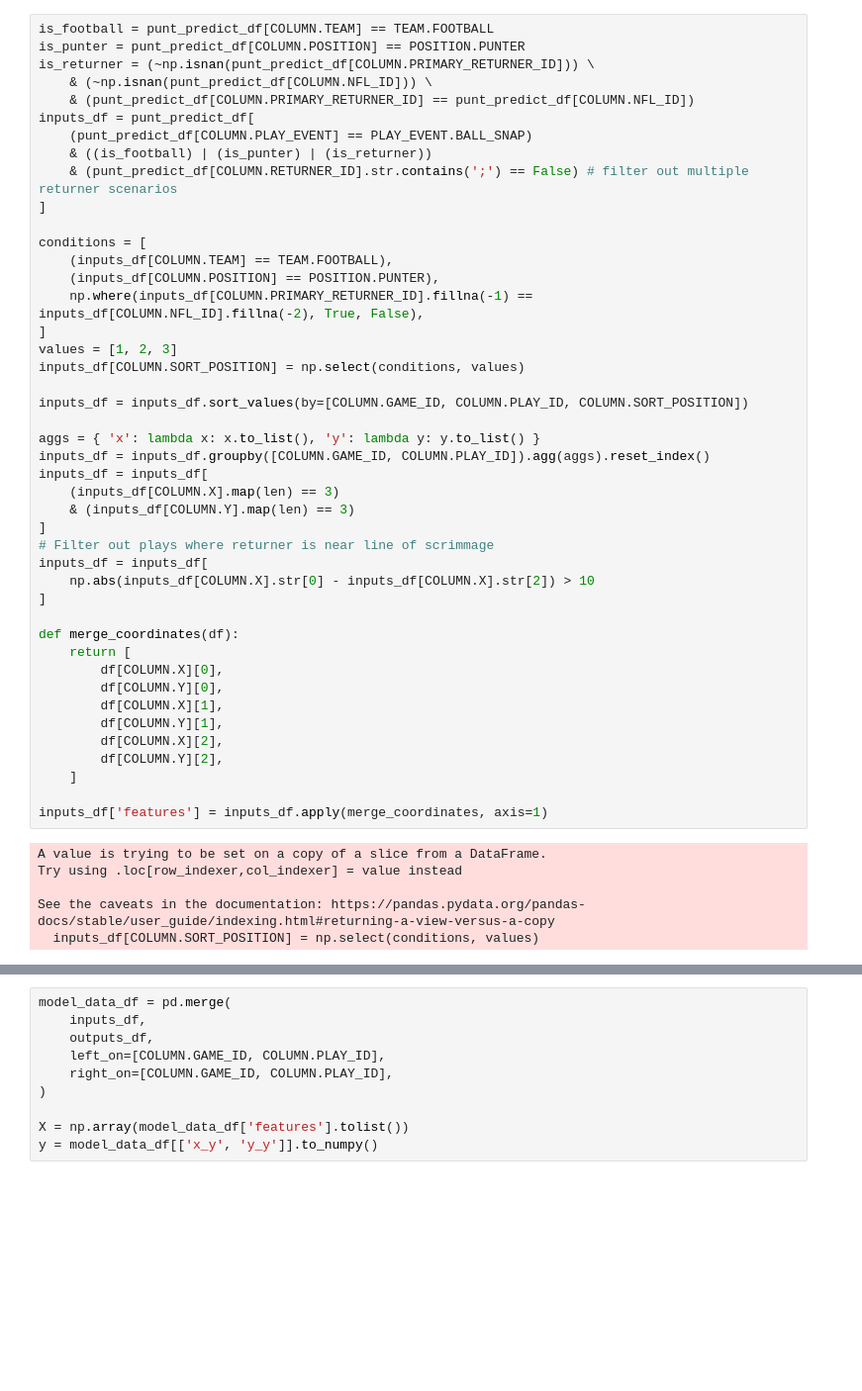
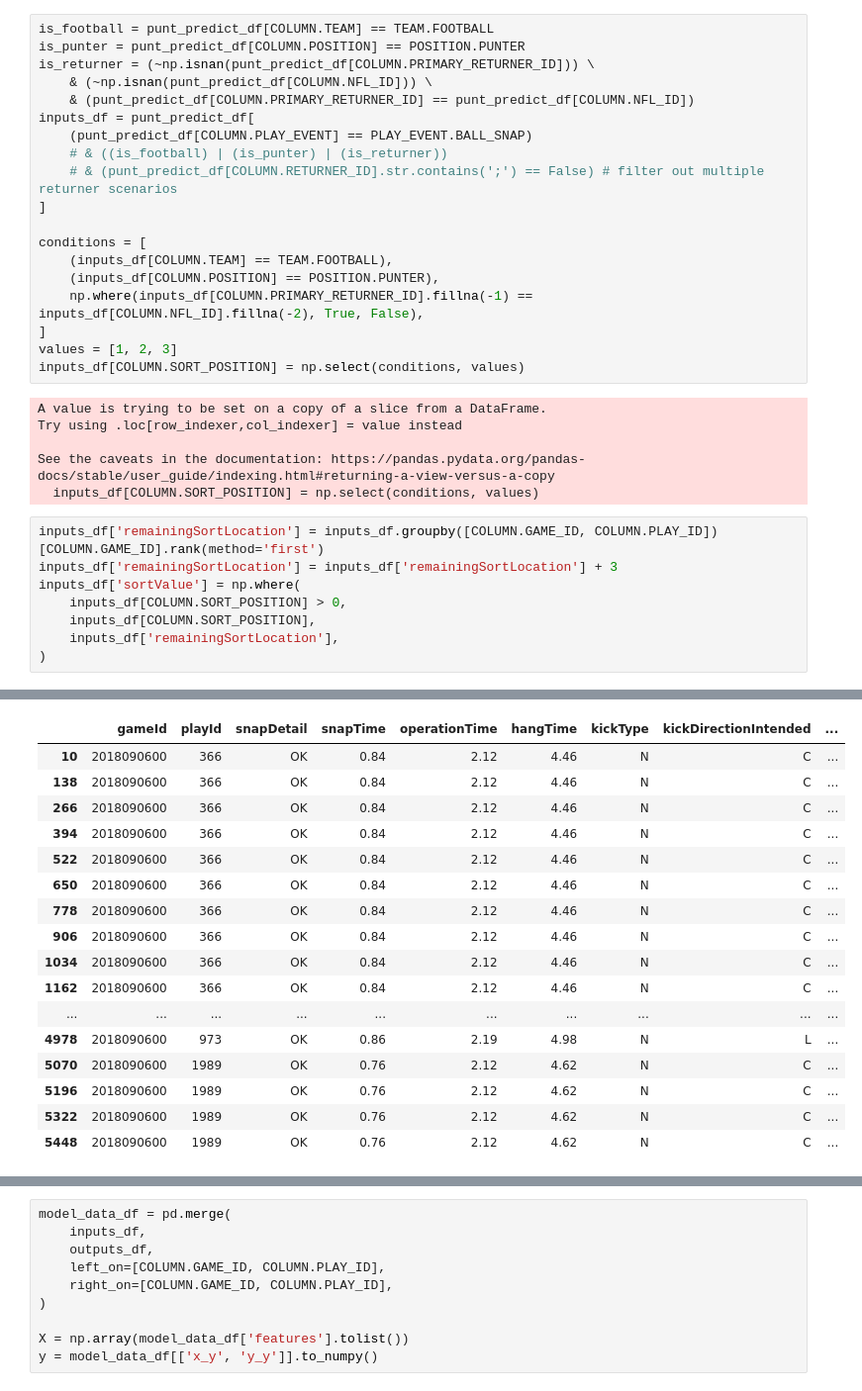
Before and after one commit to jon-fearer/kaggle-nfl-data-bowl-2022, a Jupyter notebook: punt-analysis.ipynb, the cells around one changed output, grey strips where cells are left out. Shown at 99% size. Saved outputs shown, nothing was run; the diff lists cells and outputs as text; blank space fills up the shorter version.

```diff
--- a/punt-analysis.ipynb
+++ b/punt-analysis.ipynb
@@ -336,8 +343,8 @@ is_returner = (~np.isnan(punt_predict_df[COLUMN.PRIMARY_RETURNER_ID])) \
     & (punt_predict_df[COLUMN.PRIMARY_RETURNER_ID] == punt_predict_df[COLUMN.NFL_ID])
 inputs_df = punt_predict_df[
     (punt_predict_df[COLUMN.PLAY_EVENT] == PLAY_EVENT.BALL_SNAP)
-    & ((is_football) | (is_punter) | (is_returner))
-    & (punt_predict_df[COLUMN.RETURNER_ID].str.contains(';') == False) # filter out multiple returner scenarios
+    # & ((is_football) | (is_punter) | (is_returner))
+    # & (punt_predict_df[COLUMN.RETURNER_ID].str.contains(';') == False) # filter out multiple returner scenarios
 ]
 
 conditions = [
@@ -347,34 +354,18 @@ conditions = [
 ]
 values = [1, 2, 3]
 inputs_df[COLUMN.SORT_POSITION] = np.select(conditions, values)
-
-inputs_df = inputs_df.sort_values(by=[COLUMN.GAME_ID, COLUMN.PLAY_ID, COLUMN.SORT_POSITION])
-
-aggs = { 'x': lambda x: x.to_list(), 'y': lambda y: y.to_list() }
-inputs_df = inputs_df.groupby([COLUMN.GAME_ID, COLUMN.PLAY_ID]).agg(aggs).reset_index()
-inputs_df = inputs_df[
-    (inputs_df[COLUMN.X].map(len) == 3)
-    & (inputs_df[COLUMN.Y].map(len) == 3)
-]
-# Filter out plays where returner is near line of scrimmage
-inputs_df = inputs_df[
-    np.abs(inputs_df[COLUMN.X].str[0] - inputs_df[COLUMN.X].str[2]) > 10
-]
-
-def merge_coordinates(df):
-    return [
-        df[COLUMN.X][0],
-        df[COLUMN.Y][0],
-        df[COLUMN.X][1],
-        df[COLUMN.Y][1],
-        df[COLUMN.X][2],
-        df[COLUMN.Y][2],
-    ]
-
-inputs_df['features'] = inputs_df.apply(merge_coordinates, axis=1)
 # %% [output]
 A value is trying to be set on a copy of a slice from a DataFrame.
 Try using .loc[row_indexer,col_indexer] = value instead
 
 See the caveats in the documentation: https://pandas.pydata.org/pandas-docs/stable/user_guide/indexing.html#returning-a-view-versus-a-copy
   inputs_df[COLUMN.SORT_POSITION] = np.select(conditions, values)
+# %%
+inputs_df['remainingSortLocation'] = inputs_df.groupby([COLUMN.GAME_ID, COLUMN.PLAY_ID])[COLUMN.GAME_ID].rank(method='first')
+inputs_df['remainingSortLocation'] = inputs_df['remainingSortLocation'] + 3
+inputs_df['sortValue'] = np.where(
+    inputs_df[COLUMN.SORT_POSITION] > 0,
+    inputs_df[COLUMN.SORT_POSITION],
+    inputs_df['remainingSortLocation'],
+)
+# %% [output]
@@ -380,0 +387,17 @@ See the caveats in the documentation: https://pandas.pydata.org/pandas-docs/stab
+|  | gameId | playId | snapDetail | snapTime | operationTime | hangTime | kickType | kickDirectionIntended | ... |
+| 10 | 2018090600 | 366 | OK | 0.84 | 2.12 | 4.46 | N | C | ... |
+| 138 | 2018090600 | 366 | OK | 0.84 | 2.12 | 4.46 | N | C | ... |
+| 266 | 2018090600 | 366 | OK | 0.84 | 2.12 | 4.46 | N | C | ... |
+| 394 | 2018090600 | 366 | OK | 0.84 | 2.12 | 4.46 | N | C | ... |
+| 522 | 2018090600 | 366 | OK | 0.84 | 2.12 | 4.46 | N | C | ... |
+| 650 | 2018090600 | 366 | OK | 0.84 | 2.12 | 4.46 | N | C | ... |
+| 778 | 2018090600 | 366 | OK | 0.84 | 2.12 | 4.46 | N | C | ... |
+| 906 | 2018090600 | 366 | OK | 0.84 | 2.12 | 4.46 | N | C | ... |
+| 1034 | 2018090600 | 366 | OK | 0.84 | 2.12 | 4.46 | N | C | ... |
+| 1162 | 2018090600 | 366 | OK | 0.84 | 2.12 | 4.46 | N | C | ... |
+| ... | ... | ... | ... | ... | ... | ... | ... | ... | ... |
+| 4978 | 2018090600 | 973 | OK | 0.86 | 2.19 | 4.98 | N | L | ... |
+| 5070 | 2018090600 | 1989 | OK | 0.76 | 2.12 | 4.62 | N | C | ... |
+| 5196 | 2018090600 | 1989 | OK | 0.76 | 2.12 | 4.62 | N | C | ... |
+| 5322 | 2018090600 | 1989 | OK | 0.76 | 2.12 | 4.62 | N | C | ... |
+| 5448 | 2018090600 | 1989 | OK | 0.76 | 2.12 | 4.62 | N | C | ... |
```
Also changed, not shown: parts of 23 cells of this notebook.
